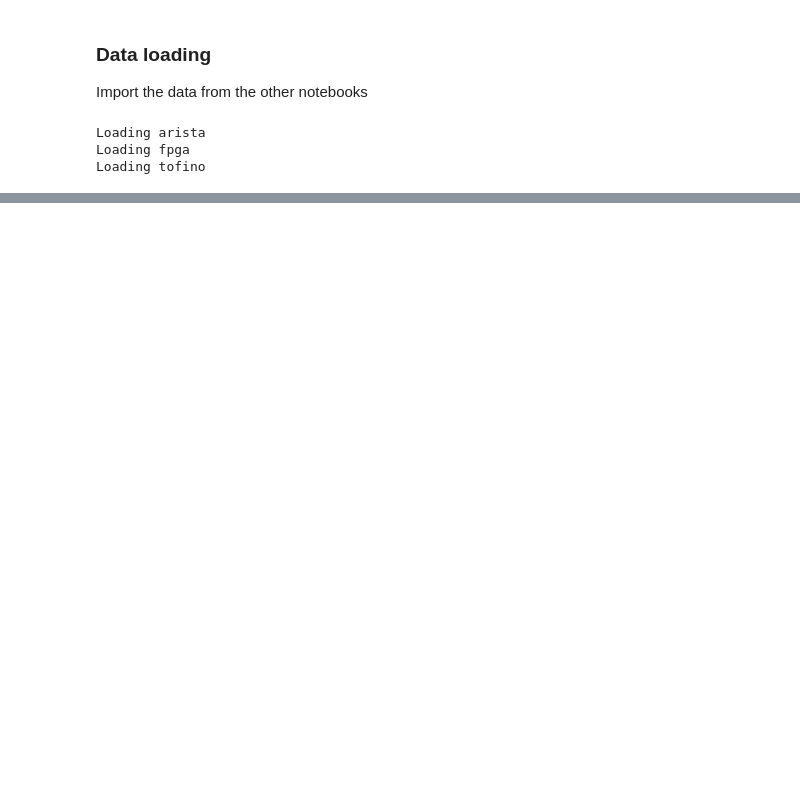
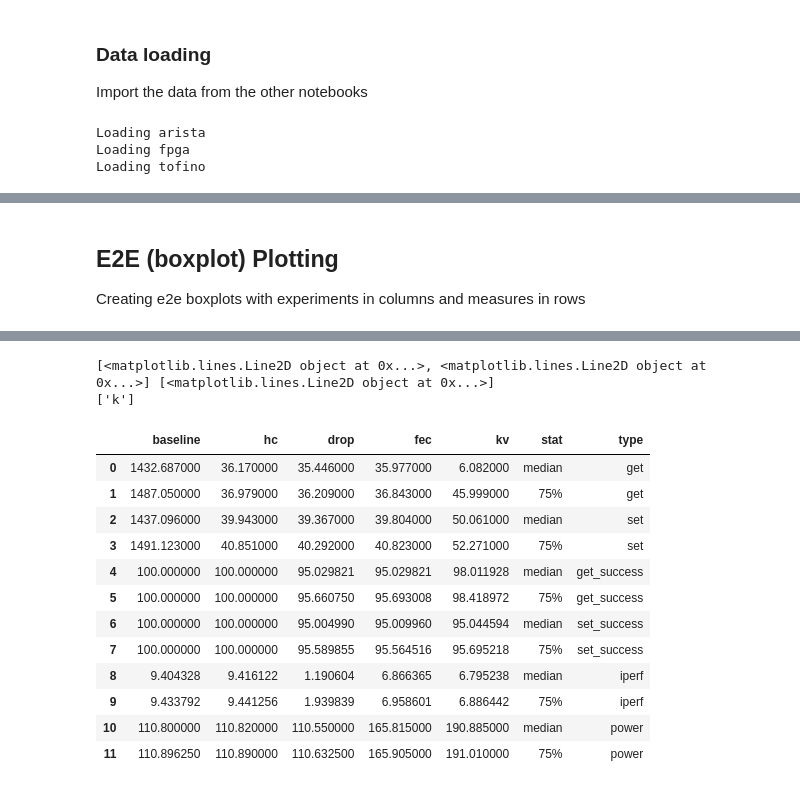
Before and after one commit to eniac/Flightplan, a Jupyter notebook: testing/e2e/analysis/combined_analysis.ipynb, the cells around one changed output, grey strips where cells are left out. Saved outputs shown, nothing was run; the diff lists cells and outputs as text; code cells hidden in the pictures; blank space fills up the shorter version.

```diff
--- a/testing/e2e/analysis/combined_analysis.ipynb
+++ b/testing/e2e/analysis/combined_analysis.ipynb
@@ -47,15 +76,21 @@ ARISTA_DEVICES = set([
 CPU_DEVICES = set([
     'arista', 'tclust2', 'tclust4'
 ])
+JUXTAPOSED_DEVICES = set([
+    'arista', 'tofino', 'fpga13/0', 'fpga13/1', 'tclust2', 'tclust4'
+])
+
+
 EXPERIMENT_DEVICES = [
     set(['arista', 'tofino']),
     set(['fpga13/0', 'fpga13/1', 'tclust2', 'tclust4']),
     set([]),
     set(['fpga12/1', 'fpga12/2']),
-    set(['fpga12/0'])
+    set(['fpga12/0']),
+    set([])
 ]
 EXPERIMENTS = [
-    'baseline', 'hc', 'drop', 'fec', 'kv'
+    'baseline', 'hc', 'drop', 'fec', 'kv', 'juxtaposed'
 ]
 
 def filter_experiment_devices(df, dev_list):
@@ -103 +147,4 @@ def get_within_trial_power_summary(df, dev_list):
+# %% [markdown]
+## E2E (boxplot) Plotting
+Creating e2e boxplots with experiments in columns and measures in rows
 # %%
@@ -232,5 +301,24 @@ def e2e_figure(success, latency, tof_tput, fpga_tput, tof_pow, fpga_pow, ari_pow
 # %%
-fig = e2e_figure(tofino_success, tofino_latency, tofino_throughput, fpga_throughput, tofino_powers, fpga_powers, arista_powers)
+fig, e2e_df = e2e_figure(tofino_success, tofino_latency,
+                         [tofino_throughput],
+                         [(tofino_powers, TOFINO_DEVICES)])
+plt.savefig('e2e_performance.pdf')
+e2e_df
 # %% [output]
 [interactive output not drawn]
 [interactive output not drawn]
+[<matplotlib.lines.Line2D object at 0x...>, <matplotlib.lines.Line2D object at 0x...>] [<matplotlib.lines.Line2D object at 0x...>]
+['k']
+|  | baseline | hc | drop | fec | kv | stat | type |
+| 0 | 1432.687000 | 36.170000 | 35.446000 | 35.977000 | 6.082000 | median | get |
+| 1 | 1487.050000 | 36.979000 | 36.209000 | 36.843000 | 45.999000 | 75% | get |
+| 2 | 1437.096000 | 39.943000 | 39.367000 | 39.804000 | 50.061000 | median | set |
+| 3 | 1491.123000 | 40.851000 | 40.292000 | 40.823000 | 52.271000 | 75% | set |
+| 4 | 100.000000 | 100.000000 | 95.029821 | 95.029821 | 98.011928 | median | get_success |
+| 5 | 100.000000 | 100.000000 | 95.660750 | 95.693008 | 98.418972 | 75% | get_success |
+| 6 | 100.000000 | 100.000000 | 95.004990 | 95.009960 | 95.044594 | median | set_success |
+| 7 | 100.000000 | 100.000000 | 95.589855 | 95.564516 | 95.695218 | 75% | set_success |
+| 8 | 9.404328 | 9.416122 | 1.190604 | 6.866365 | 6.795238 | median | iperf |
+| 9 | 9.433792 | 9.441256 | 1.939839 | 6.958601 | 6.886442 | 75% | iperf |
+| 10 | 110.800000 | 110.820000 | 110.550000 | 165.815000 | 190.885000 | median | power |
+| 11 | 110.896250 | 110.890000 | 110.632500 | 165.905000 | 191.010000 | 75% | power |
```
Also changed, not shown: parts of 28 cells of this notebook, 2 other files.
